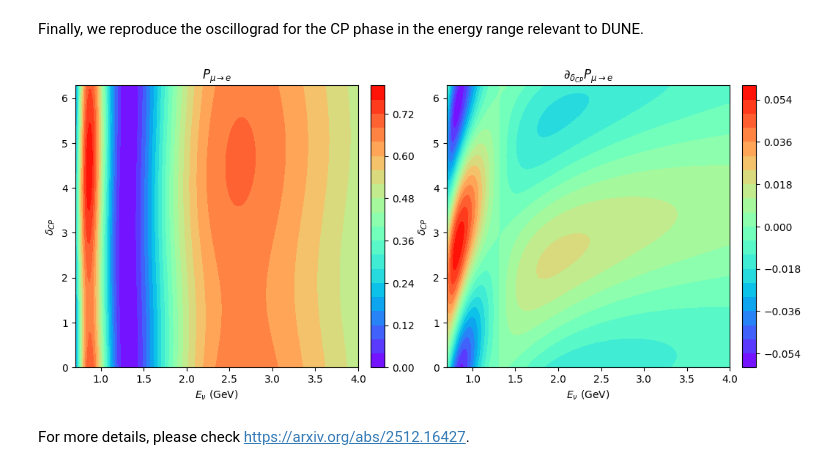
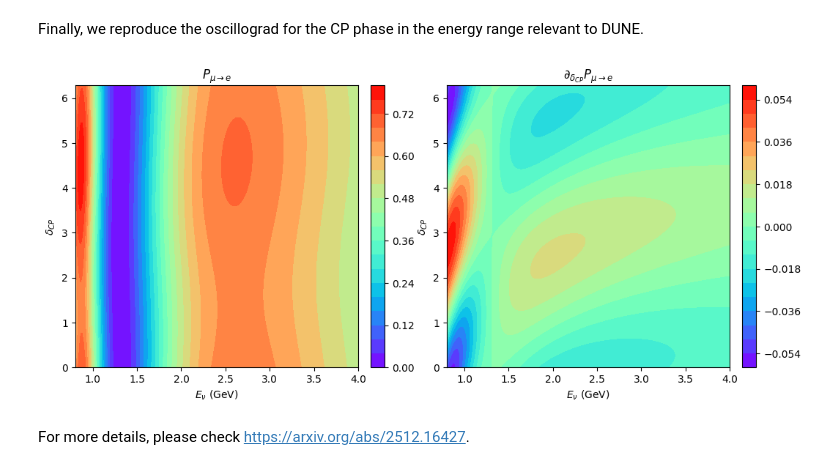
Before and after one commit to pabloferm/CHIC, a Jupyter notebook: examples/python/example.ipynb, the cells around one changed output. Drawn from its saved outputs; the diff is of its cells as text; code cells hidden in the pictures.

```diff
--- a/examples/python/example.ipynb
+++ b/examples/python/example.ipynb
@@ -183,7 +183,7 @@ for i, delta in enumerate(dcp): #x
     for j, dm in enumerate(dm231): #y
         dch.update_dm231(dm)                 # update dm231
         Px = dch.compute_oscillations(Enu_peak, detectors["HK-FD"])
-        dPx = dch.compute_oscillations_derivatives("density", Enu_peak, detectors["HK-FD"])
+        dPx = dch.compute_oscillations_derivatives("dcp", Enu_peak, detectors["HK-FD"])
         P[i, j] = Px[0, 1]
         dP[i, j] = dPx[0, 1]
 
@@ -225,7 +225,7 @@ for i, delta in enumerate(dcp):
     dch.update_dcp(delta)                 # update theta23
     for j, delta in enumerate(th23):
         Px = dch.compute_oscillations(Enu_peak, detectors["HK-FD"])
-        dPx = dch.compute_oscillations_derivatives("dm231", Enu_peak, detectors["HK-FD"])
+        dPx = dch.compute_oscillations_derivatives("dcp", Enu_peak, detectors["HK-FD"])
         P[i, j] = Px[0, 1]
         dP[i, j] = dPx[0, 1]
 
@@ -255,37 +255,37 @@ plt.show()
 # %% [markdown]
 Finally, we reproduce the oscillograd for the CP phase in the energy range relevant to DUNE.
 # %%
-DUNE_energy = np.linspace(0.7, 4., 200)
+DUNE_energy = np.linspace(0.8, 4., 200)
 DUNE_L = 1300. # km
 
 for i, th in enumerate(dcp): # y
     dch.update_dcp(th)                 # update theta23
     for j, E_DUNE in enumerate(DUNE_energy): # x
         Px = dch.compute_oscillations(E_DUNE, DUNE_L)
         dPx = dch.compute_oscillations_derivatives("dcp", E_DUNE, DUNE_L)
         P[i, j] = Px[0, 1]
         dP[i, j] = dPx[0, 1]
 
 fig, axes = plt.subplots(1, 2, figsize=(12, 5))
 
 ED, CP = np.meshgrid(DUNE_energy, dcp)
 
 # P panel
 cs0 = axes[0].contourf(ED, CP, P, levels=levels, cmap='rainbow', extend='neither')
 axes[0].set_xlabel(r'$E_\nu$ (GeV)')
 axes[0].set_ylabel(r'$\delta_{CP}$')
 axes[0].set_title(r'$P_{\mu\rightarrow e}$')
 cbar0 = fig.colorbar(cs0, ax=axes[0], fraction=0.046, pad=0.04)
 
 # dP panel
 cs1 = axes[1].contourf(ED, CP, dP, levels=levels, cmap='rainbow', extend='neither')
 axes[1].set_xlabel(r'$E_\nu$ (GeV)')
 axes[1].set_ylabel(r'$\delta_{CP}$')
 axes[1].set_title(r'$\partial_{\delta_{CP}}P_{\mu\rightarrow e}$')
 cbar1 = fig.colorbar(cs1, ax=axes[1], fraction=0.046, pad=0.04)
 
 plt.show()
 # %% [output]
-[figure, old version]
+[figure, new version]
 # %% [markdown]
 For more details, please check https://arxiv.org/abs/2512.16427.
```
Also changed, not shown: parts of 2 cells of this notebook, 10 other files.
